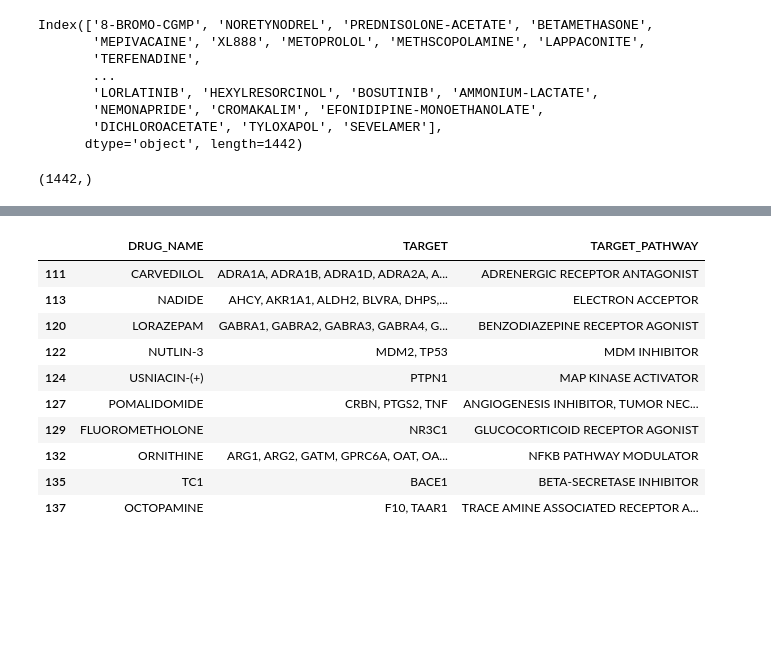
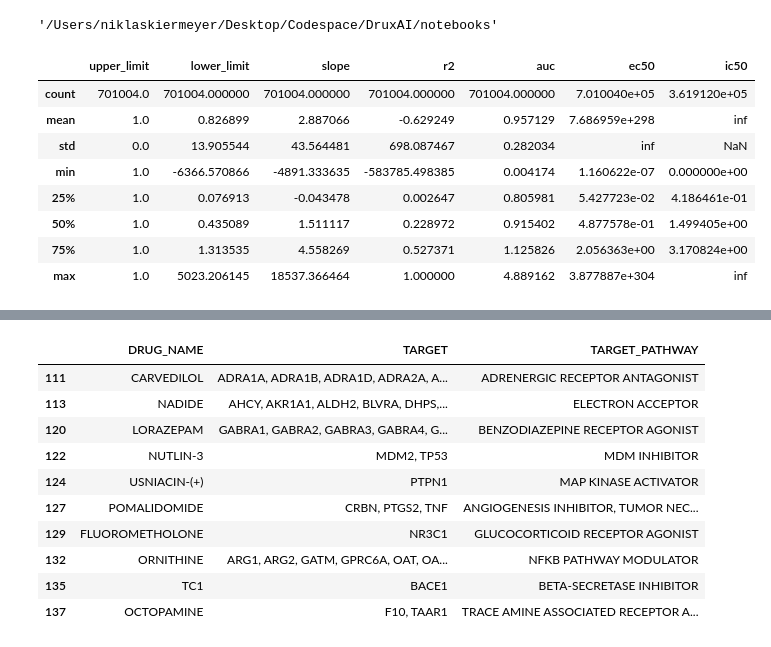
Before and after one commit to PhGK/NeurixAI, a Jupyter notebook: notebooks/Build_compund_embeddings.ipynb, the cells around one changed output, grey strips where cells are left out. Drawn from its saved outputs; the diff is of its cells as text; code cells hidden in the pictures; blank space fills up the shorter version.

```diff
--- a/notebooks/Build_compund_embeddings.ipynb
+++ b/notebooks/Build_compund_embeddings.ipynb
@@ -8,16 +8,21 @@ from node2vec import Node2Vec
+# %%
+os.getcwd()
+# %% [output]
+'/Users/niklaskiermeyer/Desktop/Codespace/DruxAI/notebooks'
 # %%
-drugs_used = pd.read_csv('../data/Drug_sensitivity_dose-level_(PRISM_Repurposing_Secondary_Screen).csv', index_col=0)
-drugs_used = drugs_used.columns.str.split(' ').str[0].drop_duplicates()
-drugs_used
+# Check if correct thing is loaded (with p github csv name)
+drugs_used = pd.read_csv('../../../data/depmap/prism_19q4_repurpose_primaryfiles/tbd.csv', index_col=0)
+# drugs_used = drugs_used.columns.str.split(' ').str[0].drop_duplicates()
+# drugs_used
-# %% [output]
-Index(['8-BROMO-CGMP', 'NORETYNODREL', 'PREDNISOLONE-ACETATE', 'BETAMETHASONE',
-       'MEPIVACAINE', 'XL888', 'METOPROLOL', 'METHSCOPOLAMINE', 'LAPPACONITE',
-       'TERFENADINE',
-       ...
-       'LORLATINIB', 'HEXYLRESORCINOL', 'BOSUTINIB', 'AMMONIUM-LACTATE',
-       'NEMONAPRIDE', 'CROMAKALIM', 'EFONIDIPINE-MONOETHANOLATE',
-       'DICHLOROACETATE', 'TYLOXAPOL', 'SEVELAMER'],
-      dtype='object', length=1442)
 # %%
+drugs_used.describe()
 # %% [output]
-(1442,)
+|  | upper_limit | lower_limit | slope | r2 | auc | ec50 | ic50 |
+| count | 701004.0 | 701004.000000 | 701004.000000 | 701004.000000 | 701004.000000 | 7.010040e+05 | 3.619120e+05 |
+| mean | 1.0 | 0.826899 | 2.887066 | -0.629249 | 0.957129 | 7.686959e+298 | inf |
+| std | 0.0 | 13.905544 | 43.564481 | 698.087467 | 0.282034 | inf | NaN |
+| min | 1.0 | -6366.570866 | -4891.333635 | -583785.498385 | 0.004174 | 1.160622e-07 | 0.000000e+00 |
+| 25% | 1.0 | 0.076913 | -0.043478 | 0.002647 | 0.805981 | 5.427723e-02 | 4.186461e-01 |
+| 50% | 1.0 | 0.435089 | 1.511117 | 0.228972 | 0.915402 | 4.877578e-01 | 1.499405e+00 |
+| 75% | 1.0 | 1.313535 | 4.558269 | 0.527371 | 1.125826 | 2.056363e+00 | 3.170824e+00 |
+| max | 1.0 | 5023.206145 | 18537.366464 | 1.000000 | 4.889162 | 3.877887e+304 | inf |
```
Also changed, not shown: parts of 2 cells of this notebook, 1 other file.
